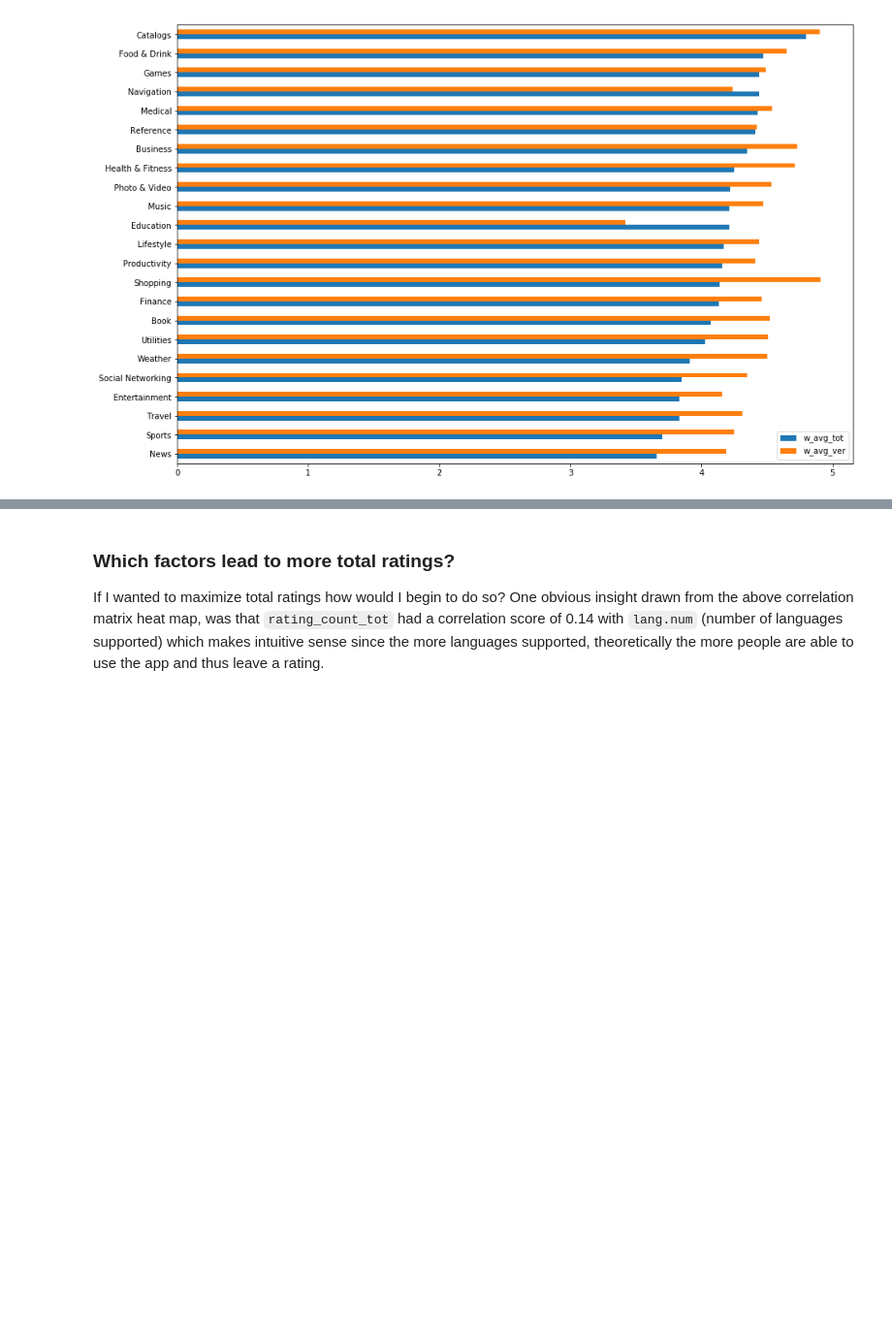
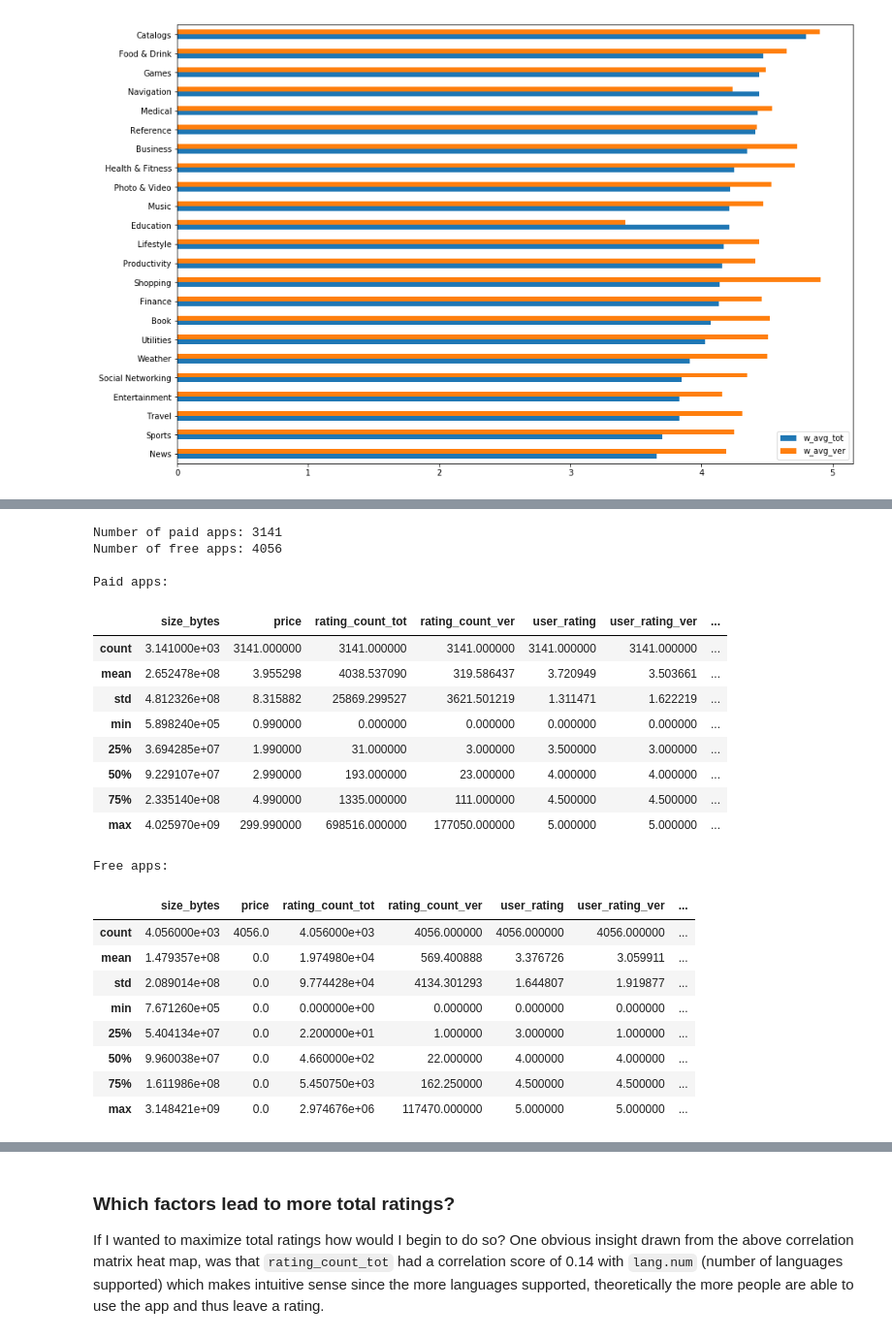
Before and after one commit to cgman64/apple-store-analysis, a Jupyter notebook: appStoreAnalysis.ipynb, the cells around one changed output, grey strips where cells are left out. Shown: that part at 97% size. Drawn from its saved outputs; the diff is of its cells as text; code cells hidden in the pictures; blank space fills up the shorter version.

```diff
--- a/appStoreAnalysis.ipynb
+++ b/appStoreAnalysis.ipynb
@@ -269,0 +314,34 @@ Sorting the bar graph by the weighted user rating(taking into account number of
+# %%
+paid = store[store.price > 0]
+free = store[store.price == 0]
+print("Number of paid apps:", len(paid))
+print("Number of free apps:", len(free))
+
+print("\nPaid apps:")
+display(paid.drop('id',axis=1).describe())
+print("Free apps:")
+display(free.drop('id',axis=1).describe())
+# %% [output]
+Number of paid apps: 3141
+Number of free apps: 4056
+
+Paid apps:
+|  | size_bytes | price | rating_count_tot | rating_count_ver | user_rating | user_rating_ver | ... |
+| count | 3.141000e+03 | 3141.000000 | 3141.000000 | 3141.000000 | 3141.000000 | 3141.000000 | ... |
+| mean | 2.652478e+08 | 3.955298 | 4038.537090 | 319.586437 | 3.720949 | 3.503661 | ... |
+| std | 4.812326e+08 | 8.315882 | 25869.299527 | 3621.501219 | 1.311471 | 1.622219 | ... |
+| min | 5.898240e+05 | 0.990000 | 0.000000 | 0.000000 | 0.000000 | 0.000000 | ... |
+| 25% | 3.694285e+07 | 1.990000 | 31.000000 | 3.000000 | 3.500000 | 3.000000 | ... |
+| 50% | 9.229107e+07 | 2.990000 | 193.000000 | 23.000000 | 4.000000 | 4.000000 | ... |
+| 75% | 2.335140e+08 | 4.990000 | 1335.000000 | 111.000000 | 4.500000 | 4.500000 | ... |
+| max | 4.025970e+09 | 299.990000 | 698516.000000 | 177050.000000 | 5.000000 | 5.000000 | ... |
+Free apps:
+|  | size_bytes | price | rating_count_tot | rating_count_ver | user_rating | user_rating_ver | ... |
+| count | 4.056000e+03 | 4056.0 | 4.056000e+03 | 4056.000000 | 4056.000000 | 4056.000000 | ... |
+| mean | 1.479357e+08 | 0.0 | 1.974980e+04 | 569.400888 | 3.376726 | 3.059911 | ... |
+| std | 2.089014e+08 | 0.0 | 9.774428e+04 | 4134.301293 | 1.644807 | 1.919877 | ... |
+| min | 7.671260e+05 | 0.0 | 0.000000e+00 | 0.000000 | 0.000000 | 0.000000 | ... |
+| 25% | 5.404134e+07 | 0.0 | 2.200000e+01 | 1.000000 | 3.000000 | 1.000000 | ... |
+| 50% | 9.960038e+07 | 0.0 | 4.660000e+02 | 22.000000 | 4.000000 | 4.000000 | ... |
+| 75% | 1.611986e+08 | 0.0 | 5.450750e+03 | 162.250000 | 4.500000 | 4.500000 | ... |
+| max | 3.148421e+09 | 0.0 | 2.974676e+06 | 117470.000000 | 5.000000 | 5.000000 | ... |
```
Also changed, not shown: parts of 17 cells of this notebook.
